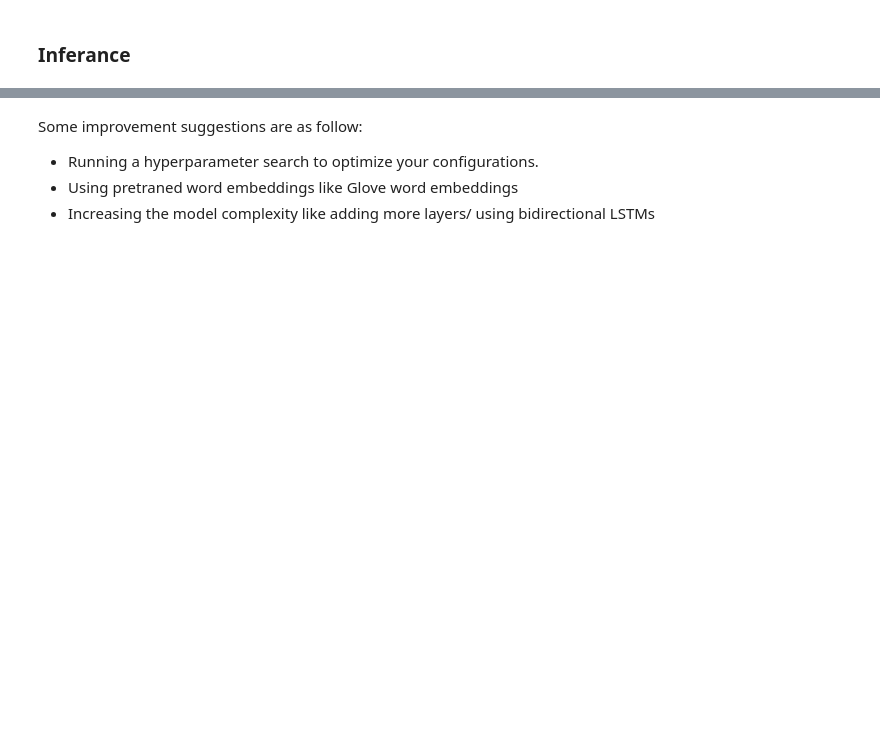
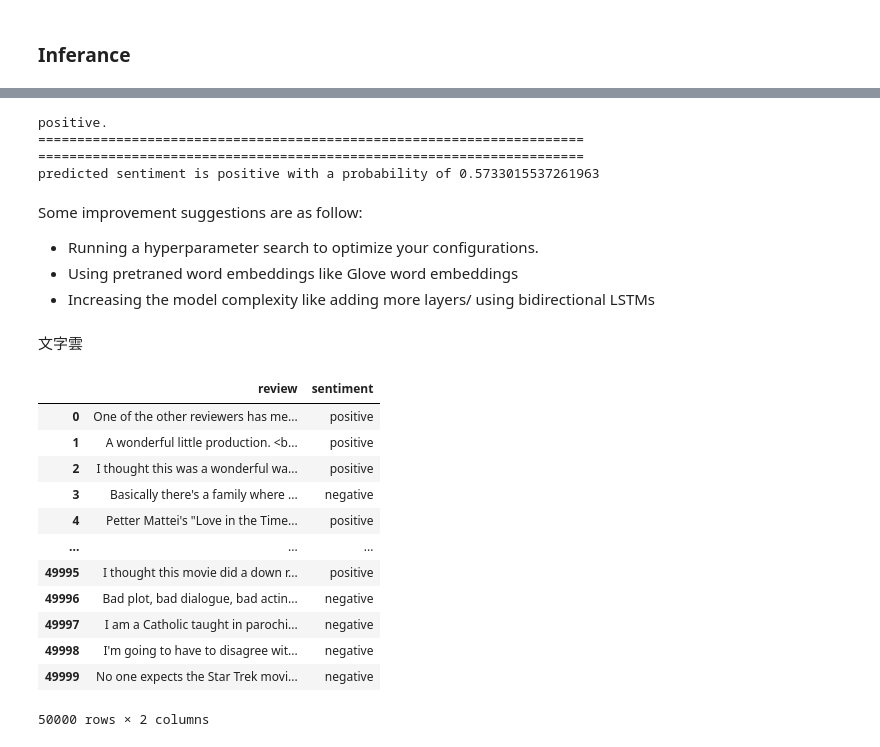
Before and after one commit to YaoDeTsai/Sentiment-Analysis, a Jupyter notebook: sentiment-analysis-using-lstm-pytorch.ipynb, the cells around one changed output, grey strips where cells are left out. Drawn from its saved outputs; the diff is of its cells as text; code cells hidden in the pictures; blank space fills up the shorter version.

```diff
--- a/sentiment-analysis-using-lstm-pytorch.ipynb
+++ b/sentiment-analysis-using-lstm-pytorch.ipynb
@@ -446,6 +490,40 @@ predicted sentiment is negative with a probability of 0.9780255667865276
+# %%
+# text = 'this movie is bad and I will not recommend it.' #97.3%
+text = 'positive.'
+print(text)
+print('='*70)
+# print('Actual sentiment is  : Positive')
+print('='*70)
+pro = predict_text(text)
+status = "positive" if pro > 0.5 else "negative"
+pro = (1 - pro) if status == "negative" else pro
+print(f'predicted sentiment is {status} with a probability of {pro}')
+# %% [output]
+positive.
+======================================================================
+======================================================================
+predicted sentiment is positive with a probability of 0.5733015537261963
 # %% [markdown]
 Some improvement suggestions are as follow:
 
 * Running a hyperparameter search to optimize your configurations.
 * Using pretraned word embeddings like Glove word embeddings
 * Increasing the model complexity like adding more layers/ using bidirectional LSTMs
+# %% [markdown]
+文字雲
+# %%
+df
+# %% [output]
+|  | review | sentiment |
+| 0 | One of the other reviewers has me... | positive |
+| 1 | A wonderful little production. <b... | positive |
+| 2 | I thought this was a wonderful wa... | positive |
+| 3 | Basically there's a family where ... | negative |
+| 4 | Petter Mattei's "Love in the Time... | positive |
+| ... | ... | ... |
+| 49995 | I thought this movie did a down r... | positive |
+| 49996 | Bad plot, bad dialogue, bad actin... | negative |
+| 49997 | I am a Catholic taught in parochi... | negative |
+| 49998 | I'm going to have to disagree wit... | negative |
+| 49999 | No one expects the Star Trek movi... | negative |
+50000 rows × 2 columns
```
Also changed, not shown: parts of 14 cells of this notebook, 1 other file.
